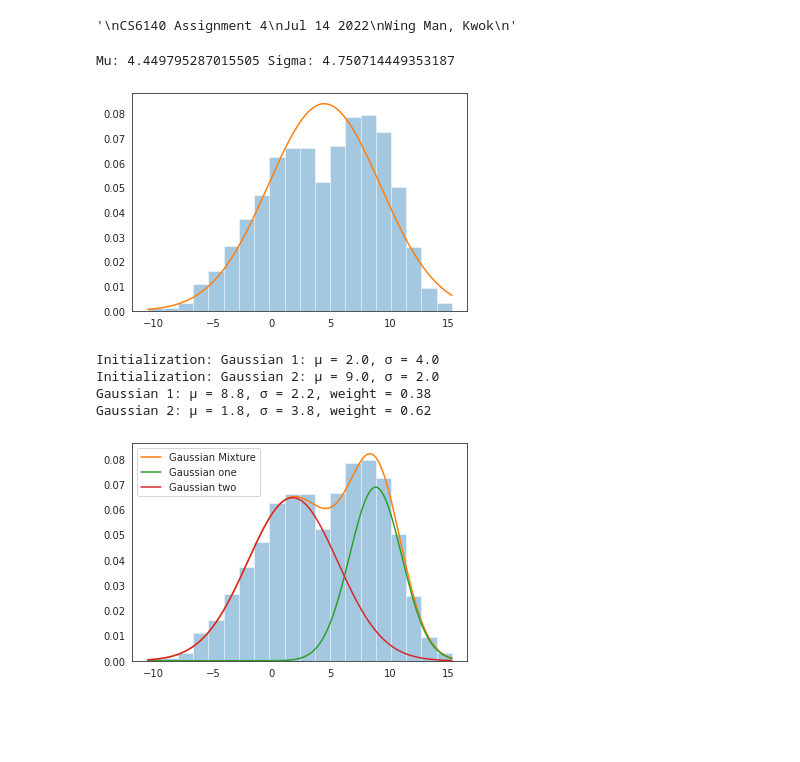
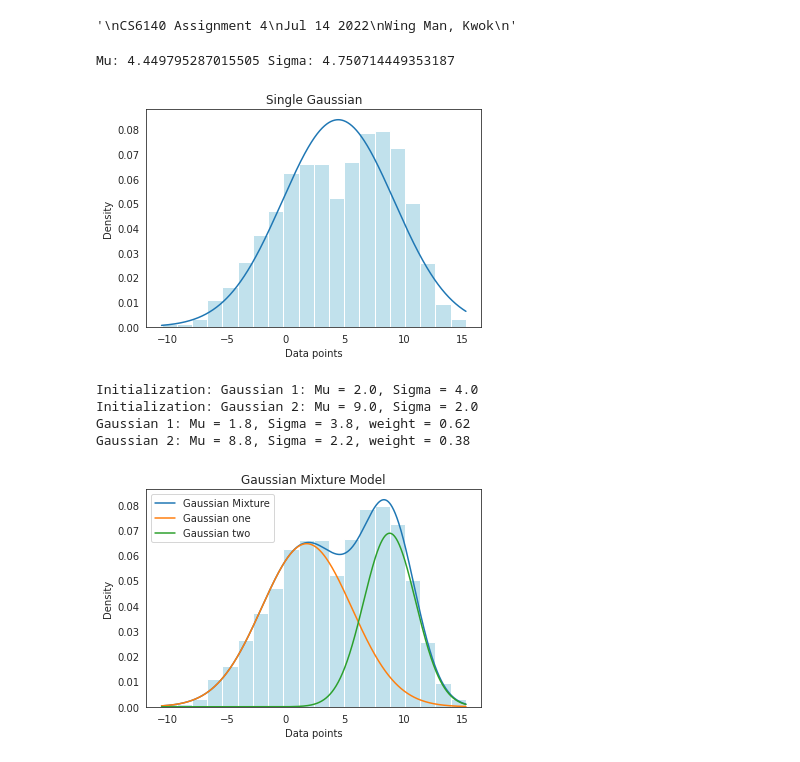
Before and after one commit to cakwok/Machine-Learning, a Jupyter notebook: Assignment4 Q1 EM Algorithm.ipynb, the cells around one changed output. Drawn from its saved outputs; the diff is of its cells as text; code cells hidden in the pictures; blank space fills up the shorter version.

```diff
--- a/Assignment4 Q1 EM Algorithm.ipynb
+++ b/Assignment4 Q1 EM Algorithm.ipynb
@@ -65,16 +65,16 @@ class GaussianMixture_self:
 
   def Mstep(self, weights):   #Perform an M(aximization)-step"
 
-    (Posteriors_1, Posteriors_2) = zip(*weights)
+    (expectation_1, expectation_2) = zip(*weights)
 
-    self.guassian_model_1.mu = sum(Posteriors_1 * data) / sum(Posteriors_1)
-    self.guassian_model_2.mu = sum(Posteriors_2 * data) / sum(Posteriors_2)
+    self.guassian_model_1.mu = sum(expectation_1 * data) / sum(expectation_1)
+    self.guassian_model_2.mu = sum(expectation_2 * data) / sum(expectation_2)
 
-    self.guassian_model_1.sigma = sqrt(sum(Posteriors_1 * (( data - self.guassian_model_1.mu) ** 2) / sum(Posteriors_1)))
-    self.guassian_model_2.sigma = sqrt(sum(Posteriors_2 * (( data - self.guassian_model_2.mu) ** 2) / sum(Posteriors_2)))
+    self.guassian_model_1.sigma = sqrt(sum(expectation_1 * (( data - self.guassian_model_1.mu) ** 2) / sum(expectation_1)))
+    self.guassian_model_2.sigma = sqrt(sum(expectation_2 * (( data - self.guassian_model_2.mu) ** 2) / sum(expectation_2)))
 
     n = len(data)
-    self.mix = sum(Posteriors_1) / n
+    self.mix = sum(expectation_1) / n
 
   def iterate(self, N=1, verbose=False):    #Perform N iterations, then compute log-likelihood"
 
@@ -106,55 +106,63 @@ x = np.linspace(min(data), max(data), 2000)
 
 #-------- Q1.1 Plot single Gaussian
 #Fit datapoint into Gaussian
+print("Mu:", fit_gaussian.mu, "Sigma:", fit_gaussian.sigma)
+
 fit_gaussian = Gaussian(np.mean(data), np.std(data))
-print("Mu:", fit_gaussian.mu, "Sigma:", fit_gaussian.sigma)
 single_gaussian = stats.norm(fit_gaussian.mu, fit_gaussian.sigma).pdf(x)
 
 #Plot probability distribution
-sns.set_style("white")
-sns.distplot(data, bins=20, kde=False, norm_hist=True)
+sns.histplot(data, bins=20, kde=False, stat="density", linewidth=1, color = 'lightblue')
+plt.xlabel("Data points")
+plt.ylabel("Density")
 plt.plot(x, single_gaussian, label='single gaussian')
+plt.title("Single Gaussian")
 plt.show()
 
 #---------- Q1.2 Use a 2 Gaussian mixture model to estimate and create a plot
 n_iterations = 300
 best_GMM = None
 best_loglikelihood = float('-inf')
 
 for i in range(4):
 
-  GMM = GaussianMixture_self(data, mu_min=min(data), mu_max = max(data))
+  GMM = GaussianMixture_self(data, mu_min=min(data), mu_max = max(data), sigma_min=1, sigma_max=1, mix=.5)
 
   for j in range (n_iterations):
     try:
       GMM.iterate()
       if GMM.loglikelihood > best_loglikelihood:
               best_loglikelihood = GMM.loglikelihood
               best_GMM = GMM
     except (ZeroDivisionError, ValueError, RuntimeWarning):
       pass
 
-print('Initialization: Gaussian {:}: μ = {:.2}, σ = {:.2}'.format("1", Mean1, Standard_dev1))
-print('Initialization: Gaussian {:}: μ = {:.2}, σ = {:.2}'.format("2", Mean2, Standard_dev2))
-print('Gaussian {:}: μ = {:.2}, σ = {:.2}, weight = {:.2}'.format("1", best_GMM.guassian_model_1.mu, best_mix.guassian_model_1.sigma, best_GMM.mix))
-print('Gaussian {:}: μ = {:.2}, σ = {:.2}, weight = {:.2}'.format("2", best_GMM.guassian_model_2.mu, best_mix.guassian_model_2.sigma, (1-best_GMM.mix)))
+print("\n")
+print('Initialization: Gaussian {:}: Mu = {:.2}, Sigma = {:.2}'.format("1", Mean1, Standard_dev1))
+print('Initialization: Gaussian {:}: Mu = {:.2}, Sigma = {:.2}'.format("2", Mean2, Standard_dev2))
+print('Gaussian {:}: Mu = {:.2}, Sigma = {:.2}, weight = {:.2}'.format("1", best_GMM.guassian_model_1.mu, best_mix.guassian_model_2.sigma, best_GMM.mix))
+print('Gaussian {:}: Mu = {:.2}, Sigma = {:.2}, weight = {:.2}'.format("2", best_GMM.guassian_model_2.mu, best_mix.guassian_model_1.sigma, (1-best_GMM.mix)))
+print("\n")
 
-sns.distplot(data, bins=20, kde=False, norm_hist=True)
+sns.histplot(data, bins=20, kde=False, stat="density", linewidth=1, color = 'lightblue')
 gaussian_both = [best_GMM.pdf(datapoints) for datapoints in x]
+plt.xlabel("Data points")
+plt.ylabel("Density")
 plt.plot(x, gaussian_both, label='Gaussian Mixture')
 
 gaussian_1 = [best_GMM.guassian_model_1.pdf(datapoints) * best_GMM.mix for datapoints in x]
 plt.plot(x, gaussian_1, label='Gaussian one')
 
 gaussian_2 = [best_GMM.guassian_model_2.pdf(datapoints) * (1-best_GMM.mix) for datapoints in x]
 plt.plot(x, gaussian_2, label='Gaussian two')
 plt.legend()
+plt.title("Gaussian Mixture Model")
 plt.show()
 # %% [output]
 Mu: 4.449795287015505 Sigma: 4.750714449353187
-[figure, old version]
+[figure, new version]
-Initialization: Gaussian 1: μ = 2.0, σ = 4.0
-Initialization: Gaussian 2: μ = 9.0, σ = 2.0
-Gaussian 1: μ = 8.8, σ = 2.2, weight = 0.38
-Gaussian 2: μ = 1.8, σ = 3.8, weight = 0.62
+Initialization: Gaussian 1: Mu = 2.0, Sigma = 4.0
+Initialization: Gaussian 2: Mu = 9.0, Sigma = 2.0
+Gaussian 1: Mu = 1.8, Sigma = 3.8, weight = 0.62
+Gaussian 2: Mu = 8.8, Sigma = 2.2, weight = 0.38
-[figure, old version]
+[figure, new version]
```
